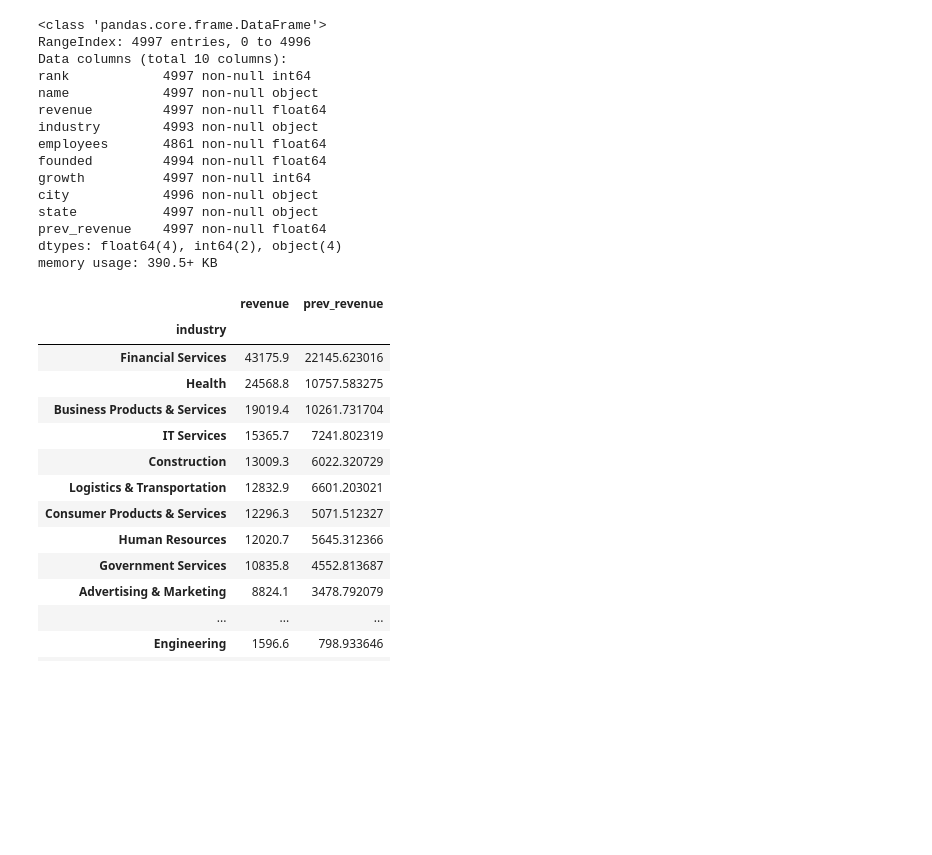
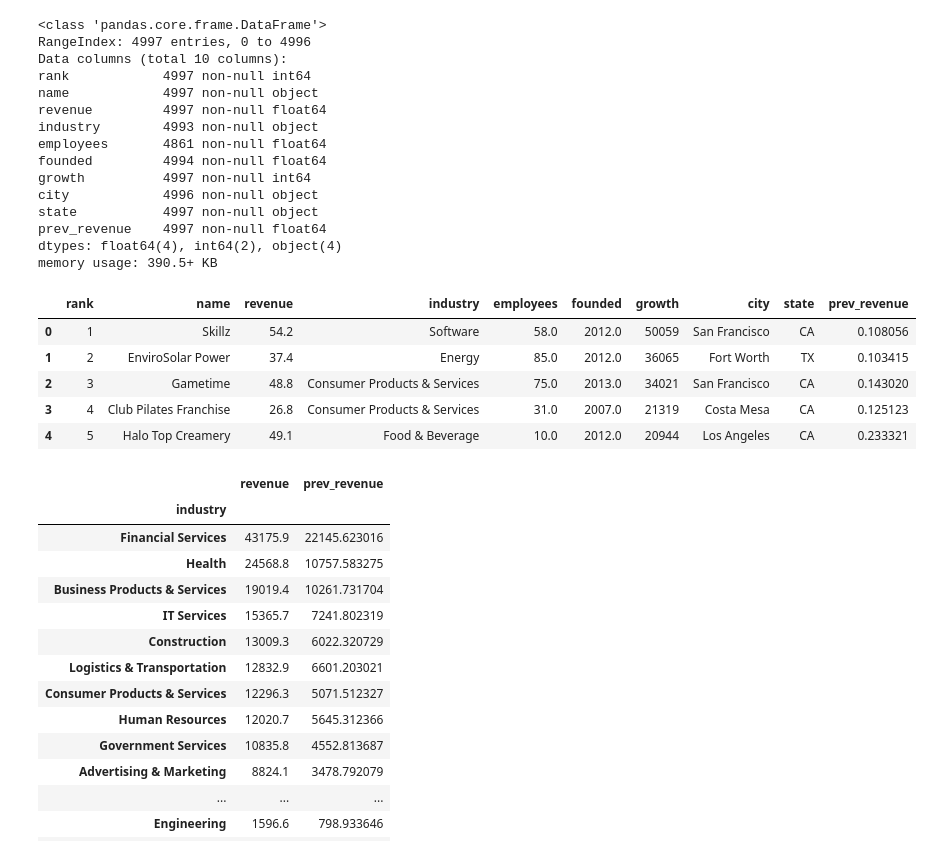
Before and after one commit to indianmoody/fastest-growing-companies-2017, a Jupyter notebook: industry_analysis.ipynb, the cells around one changed output. Saved outputs shown, nothing was run; the diff lists cells and outputs as text; code cells hidden in the pictures; blank space fills up the shorter version.

```diff
--- a/industry_analysis.ipynb
+++ b/industry_analysis.ipynb
@@ -38,6 +38,15 @@ state           4997 non-null object
 prev_revenue    4997 non-null float64
 dtypes: float64(4), int64(2), object(4)
 memory usage: 390.5+ KB
+# %%
+ind_df.head()
+# %% [output]
+|  | rank | name | revenue | industry | employees | founded | growth | city | state | prev_revenue |
+| 0 | 1 | Skillz | 54.2 | Software | 58.0 | 2012.0 | 50059 | San Francisco | CA | 0.108056 |
+| 1 | 2 | EnviroSolar Power | 37.4 | Energy | 85.0 | 2012.0 | 36065 | Fort Worth | TX | 0.103415 |
+| 2 | 3 | Gametime | 48.8 | Consumer Products & Services | 75.0 | 2013.0 | 34021 | San Francisco | CA | 0.143020 |
+| 3 | 4 | Club Pilates Franchise | 26.8 | Consumer Products & Services | 31.0 | 2007.0 | 21319 | Costa Mesa | CA | 0.125123 |
+| 4 | 5 | Halo Top Creamery | 49.1 | Food & Beverage | 10.0 | 2012.0 | 20944 | Los Angeles | CA | 0.233321 |
 # %%
 ind_df.groupby('industry').sum().sort_values(by='revenue', ascending=False)[['revenue','prev_revenue']]
 # %% [output]
```
Also changed, not shown: parts of 7 cells of this notebook, 2 other files.
